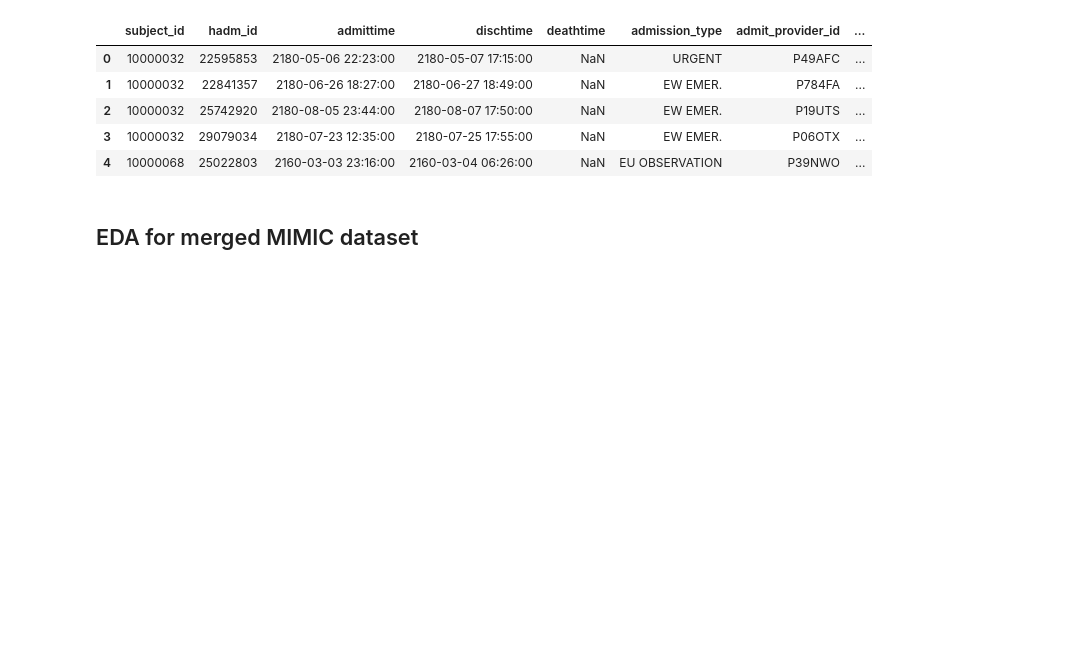
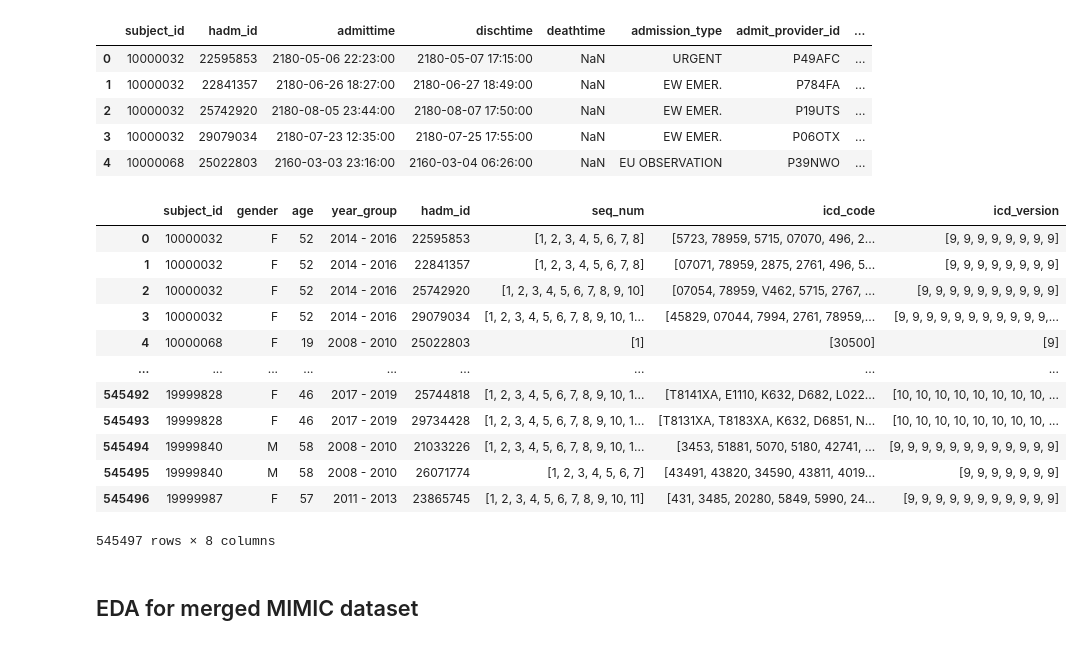
Before and after one commit to JewelsHovan/Milestone-I, a Jupyter notebook: src/GBD_analysis.ipynb, the cells around one changed output. Cells and saved outputs as stored; diff of their text form; code cells hidden in the pictures; blank space fills up the shorter version.

```diff
--- a/src/GBD_analysis.ipynb
+++ b/src/GBD_analysis.ipynb
@@ -169,10 +169,10 @@ aggregated_df.head(5)
 # %% [markdown]
 We need the following information for each patient: time, ICD code, sex, age, year, and the key column. Since we are calculating incidence rates, we may also need data on the population covered by the MIMIC-IV hospital. Alternatively, instead of calculating absolute incidence rates, we could compare the relative rates of different diseases. Calculating the percentage distribution of each disease might also be a useful approach.
 # %%
-patients_df = pd.read_csv("../../physionet.org/files/mimiciv/3.0/hosp/patients.csv.gz")
+# patients_df = pd.read_csv("../../physionet.org/files/mimiciv/3.0/hosp/patients.csv.gz")
 
 # for demostration purpose, we only read the first 100 lines
-# patients_df = pd.read_csv("../dataset/patients100lines.csv")
+patients_df = pd.read_csv("../Data/patients100lines.csv")
 
 patients_df.head(5)
 # %% [output]
@@ -185,8 +187,8 @@ patients_df.head(5)
 # %%
-admissions_df = pd.read_csv("../../physionet.org/files/mimiciv/3.0/hosp/admissions.csv.gz")
+# admissions_df = pd.read_csv("../../physionet.org/files/mimiciv/3.0/hosp/admissions.csv.gz")
 
 # for demostration purpose, we only read the first 100 lines
-# admissions_df = pd.read_csv("../dataset/admissions100lines.csv")
+admissions_df = pd.read_csv("../dataset/admissions100lines.csv")
 
 admissions_df.head(5)
 # %% [output]
@@ -201,9 +205,9 @@ admissions_df.head(5)
 merged_df = pd.merge(patients_df, admissions_df, on='subject_id', how='inner')
 # %%
 # groupby diagnosis_df with stay_id, merge with patients_df, edstays_df by stay_id
-diagnosis_df = pd.read_csv("../../physionet.org/files/mimiciv/3.0/hosp/diagnoses_icd.csv.gz")
+# diagnosis_df = pd.read_csv("../../physionet.org/files/mimiciv/3.0/hosp/diagnoses_icd.csv.gz")
 
 # for demostration purpose, we only read the first 100 lines
-# diagnosis_df = pd.read_csv("../dataset/diagnoses_icd100lines.csv")
+diagnosis_df = pd.read_csv("../dataset/diagnoses_icd100lines.csv")
 
 diagnosis_grouped_df = diagnosis_df.groupby('hadm_id').agg(list).reset_index()
@@ -221,2 +225,18 @@ merge_df.columns = ['subject_id', 'gender', 'age',
+# %%
+merge_df
+# %% [output]
+|  | subject_id | gender | age | year_group | hadm_id | seq_num | icd_code | icd_version |
+| 0 | 10000032 | F | 52 | 2014 - 2016 | 22595853 | [1, 2, 3, 4, 5, 6, 7, 8] | [5723, 78959, 5715, 07070, 496, 2... | [9, 9, 9, 9, 9, 9, 9, 9] |
+| 1 | 10000032 | F | 52 | 2014 - 2016 | 22841357 | [1, 2, 3, 4, 5, 6, 7, 8] | [07071, 78959, 2875, 2761, 496, 5... | [9, 9, 9, 9, 9, 9, 9, 9] |
+| 2 | 10000032 | F | 52 | 2014 - 2016 | 25742920 | [1, 2, 3, 4, 5, 6, 7, 8, 9, 10] | [07054, 78959, V462, 5715, 2767, ... | [9, 9, 9, 9, 9, 9, 9, 9, 9, 9] |
+| 3 | 10000032 | F | 52 | 2014 - 2016 | 29079034 | [1, 2, 3, 4, 5, 6, 7, 8, 9, 10, 1... | [45829, 07044, 7994, 2761, 78959,... | [9, 9, 9, 9, 9, 9, 9, 9, 9, 9, 9,... |
+| 4 | 10000068 | F | 19 | 2008 - 2010 | 25022803 | [1] | [30500] | [9] |
+| ... | ... | ... | ... | ... | ... | ... | ... | ... |
+| 545492 | 19999828 | F | 46 | 2017 - 2019 | 25744818 | [1, 2, 3, 4, 5, 6, 7, 8, 9, 10, 1... | [T8141XA, E1110, K632, D682, L022... | [10, 10, 10, 10, 10, 10, 10, 10, ... |
+| 545493 | 19999828 | F | 46 | 2017 - 2019 | 29734428 | [1, 2, 3, 4, 5, 6, 7, 8, 9, 10, 1... | [T8131XA, T8183XA, K632, D6851, N... | [10, 10, 10, 10, 10, 10, 10, 10, ... |
+| 545494 | 19999840 | M | 58 | 2008 - 2010 | 21033226 | [1, 2, 3, 4, 5, 6, 7, 8, 9, 10, 1... | [3453, 51881, 5070, 5180, 42741, ... | [9, 9, 9, 9, 9, 9, 9, 9, 9, 9, 9, 9] |
+| 545495 | 19999840 | M | 58 | 2008 - 2010 | 26071774 | [1, 2, 3, 4, 5, 6, 7] | [43491, 43820, 34590, 43811, 4019... | [9, 9, 9, 9, 9, 9, 9] |
+| 545496 | 19999987 | F | 57 | 2011 - 2013 | 23865745 | [1, 2, 3, 4, 5, 6, 7, 8, 9, 10, 11] | [431, 3485, 20280, 5849, 5990, 24... | [9, 9, 9, 9, 9, 9, 9, 9, 9, 9, 9] |
+545497 rows × 8 columns
 # %% [markdown]
 ## EDA for merged MIMIC dataset
```
Also changed, not shown: parts of 16 cells of this notebook, 10 other files.
